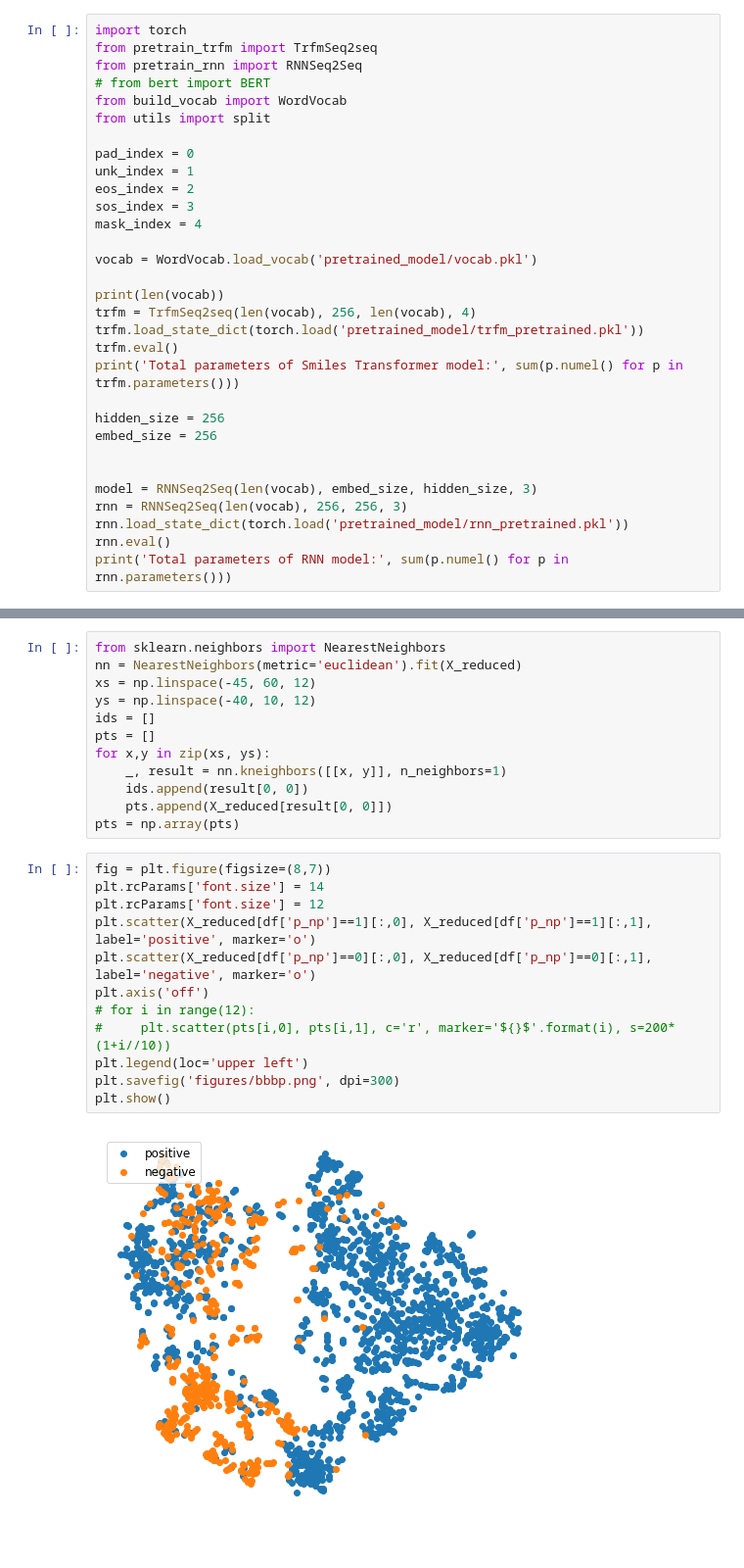
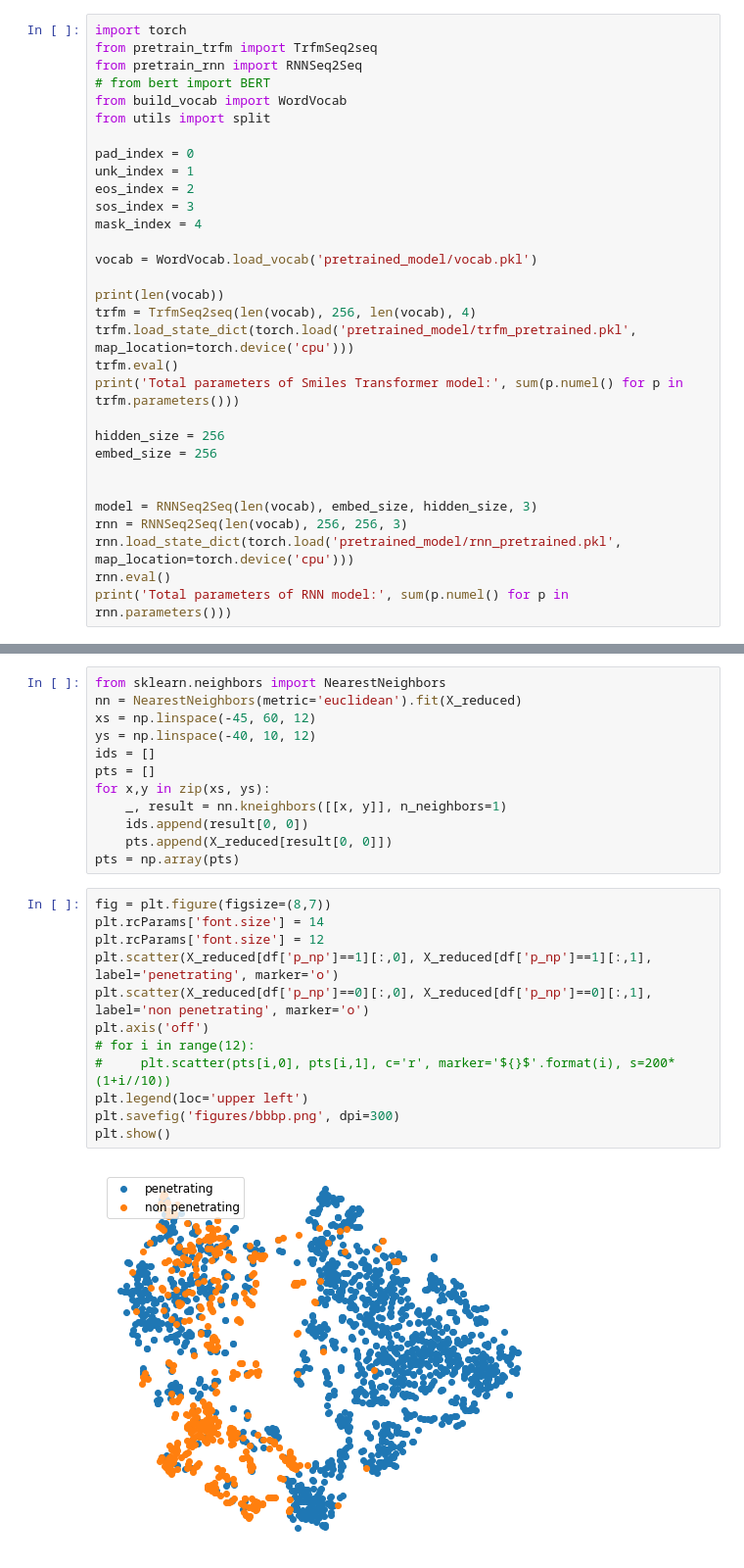
Before and after one commit to TonnyTran/smiles_transformer, a Jupyter notebook: exp - BBBP.ipynb, the cells around one changed output, grey strips where cells are left out. Shown at 98% size. Saved outputs shown, nothing was run; the diff lists cells and outputs as text.

```diff
--- a/exp - BBBP.ipynb
+++ b/exp - BBBP.ipynb
@@ -55,7 +55,7 @@ vocab = WordVocab.load_vocab('pretrained_model/vocab.pkl')
 
 print(len(vocab))
 trfm = TrfmSeq2seq(len(vocab), 256, len(vocab), 4)
-trfm.load_state_dict(torch.load('pretrained_model/trfm_pretrained.pkl'))
+trfm.load_state_dict(torch.load('pretrained_model/trfm_pretrained.pkl', map_location=torch.device('cpu')))
 trfm.eval()
 print('Total parameters of Smiles Transformer model:', sum(p.numel() for p in trfm.parameters()))
 
@@ -65,7 +65,7 @@ embed_size = 256
 
 model = RNNSeq2Seq(len(vocab), embed_size, hidden_size, 3)
 rnn = RNNSeq2Seq(len(vocab), 256, 256, 3)
-rnn.load_state_dict(torch.load('pretrained_model/rnn_pretrained.pkl'))
+rnn.load_state_dict(torch.load('pretrained_model/rnn_pretrained.pkl', map_location=torch.device('cpu')))
 rnn.eval()
 print('Total parameters of RNN model:', sum(p.numel() for p in rnn.parameters()))
 # %% [output]
@@ -466,14 +466,14 @@ pts = np.array(pts)
 # %%
 fig = plt.figure(figsize=(8,7))
 plt.rcParams['font.size'] = 14
 plt.rcParams['font.size'] = 12
-plt.scatter(X_reduced[df['p_np']==1][:,0], X_reduced[df['p_np']==1][:,1], label='positive', marker='o')
-plt.scatter(X_reduced[df['p_np']==0][:,0], X_reduced[df['p_np']==0][:,1], label='negative', marker='o')
+plt.scatter(X_reduced[df['p_np']==1][:,0], X_reduced[df['p_np']==1][:,1], label='penetrating', marker='o')
+plt.scatter(X_reduced[df['p_np']==0][:,0], X_reduced[df['p_np']==0][:,1], label='non penetrating', marker='o')
 plt.axis('off')
 # for i in range(12):
 #     plt.scatter(pts[i,0], pts[i,1], c='r', marker='${}$'.format(i), s=200*(1+i//10))
 plt.legend(loc='upper left')
 plt.savefig('figures/bbbp.png', dpi=300)
 plt.show()
 # %% [output]
-[figure, old version]
+[figure, new version]
```
Also changed, not shown: parts of 14 cells of this notebook, 13 other files.
